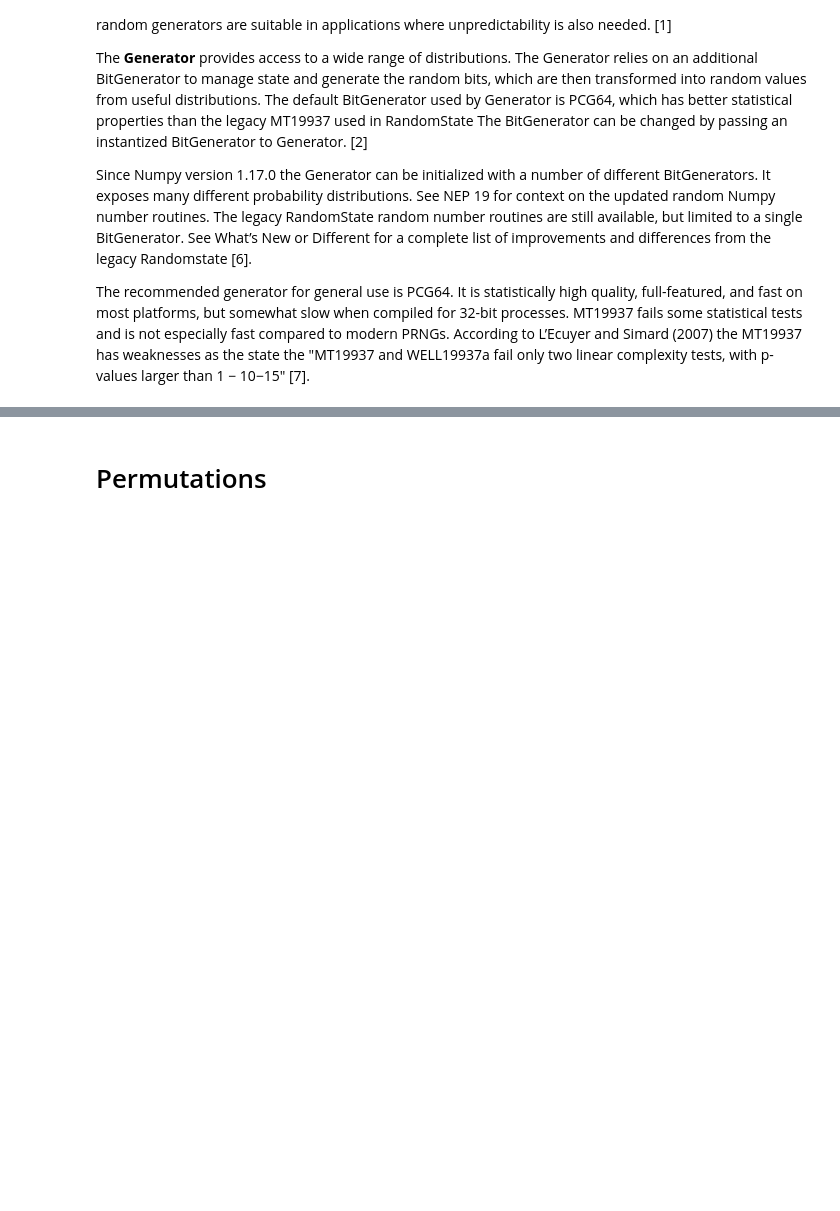
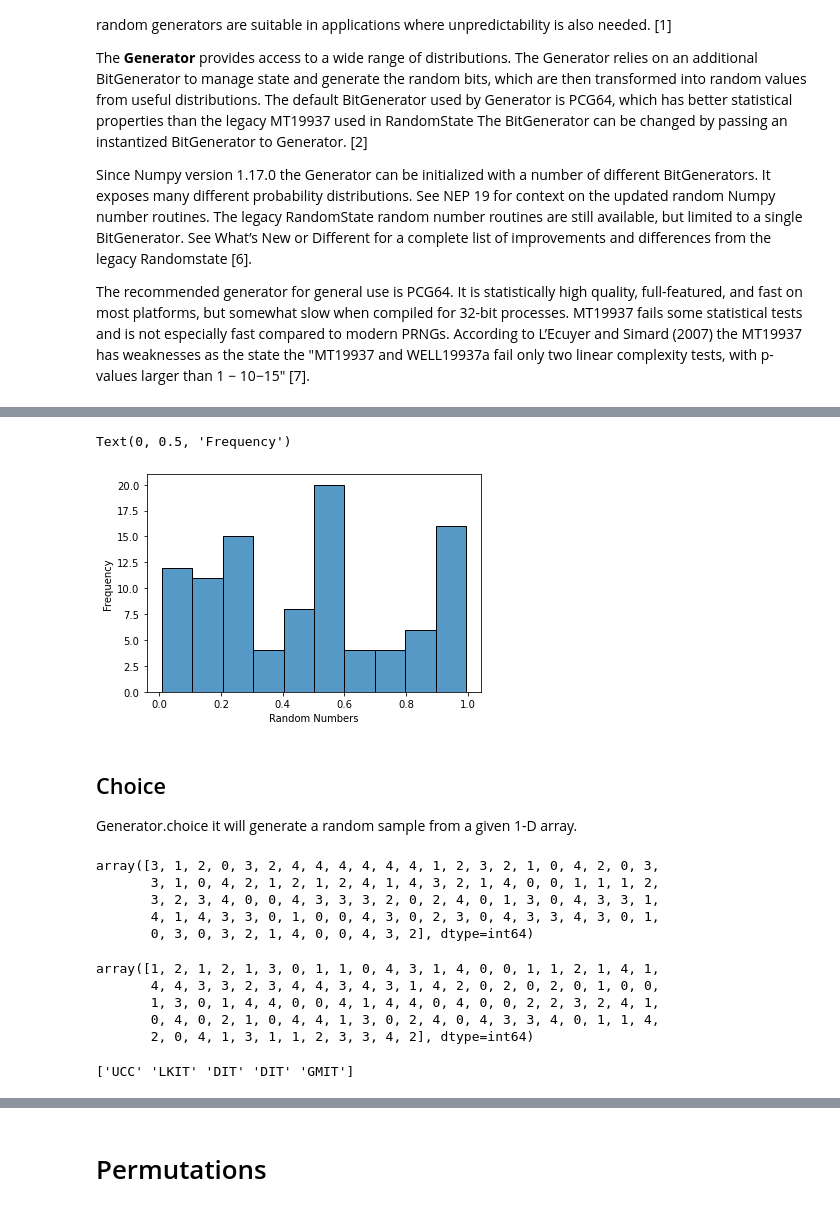
Before and after one commit to Deego88/Programming-for-Data-Analysis-Assignment, a Jupyter notebook: Programming-for-Data-Analysis-Assignment.ipynb, the cells around one changed output, grey strips where cells are left out. Saved outputs shown, nothing was run; the diff lists cells and outputs as text; code cells hidden in the pictures; blank space fills up the shorter version.

```diff
--- a/Programming-for-Data-Analysis-Assignment.ipynb
+++ b/Programming-for-Data-Analysis-Assignment.ipynb
@@ -142,0 +126,5 @@ array([3, 3, 3, 3, 2, 2, 0, 3, 3, 3, 3, 3, 2, 3, 2, 3, 3, 3, 0, 2, 3, 3,
+# %%
+# increase values to 25 random floats
+rng.random((100,))
+b = rng.random((100,))
+print(b)
@@ -142,0 +149,40 @@ array([3, 3, 3, 3, 2, 2, 0, 3, 3, 3, 3, 3, 2, 3, 2, 3, 3, 3, 0, 2, 3, 3,
+# %%
+# visualise data
+sns.histplot(b, bins=10)
+plt.xlabel("Random Numbers")
+plt.ylabel("Frequency")
+# %% [output]
+Text(0, 0.5, 'Frequency')
+[figure, added]
+# %% [markdown]
+## Choice
+
+Generator.choice it will generate a random sample from a given 1-D array.
+# %%
+# create a random choice between 0-4 and 100 values.
+# this is the same as rng.integers (0, 5, 100)
+rng = np.random.default_rng()
+rng.choice(5, 100)
+# %% [output]
+array([3, 1, 2, 0, 3, 2, 4, 4, 4, 4, 4, 4, 1, 2, 3, 2, 1, 0, 4, 2, 0, 3,
+       3, 1, 0, 4, 2, 1, 2, 1, 2, 4, 1, 4, 3, 2, 1, 4, 0, 0, 1, 1, 1, 2,
+       3, 2, 3, 4, 0, 0, 4, 3, 3, 3, 2, 0, 2, 4, 0, 1, 3, 0, 4, 3, 3, 1,
+       4, 1, 4, 3, 3, 0, 1, 0, 0, 4, 3, 0, 2, 3, 0, 4, 3, 3, 4, 3, 0, 1,
+       0, 3, 0, 3, 2, 1, 4, 0, 0, 4, 3, 2], dtype=int64)
+# %%
+rng.integers(0,5,100)
+# %% [output]
+array([1, 2, 1, 2, 1, 3, 0, 1, 1, 0, 4, 3, 1, 4, 0, 0, 1, 1, 2, 1, 4, 1,
+       4, 4, 3, 3, 2, 3, 4, 4, 3, 4, 3, 1, 4, 2, 0, 2, 0, 2, 0, 1, 0, 0,
+       1, 3, 0, 1, 4, 4, 0, 0, 4, 1, 4, 4, 0, 4, 0, 0, 2, 2, 3, 2, 4, 1,
+       0, 4, 0, 2, 1, 0, 4, 4, 1, 3, 0, 2, 4, 0, 4, 3, 3, 4, 0, 1, 1, 4,
+       2, 0, 4, 1, 3, 1, 1, 2, 3, 3, 4, 2], dtype=int64)
+# %%
+# this can also be used for any array not just integers.
+some_array = ['GMIT', 'DIT', 'UCC', 'LKIT']
+rng.choice(some_array, 5, p=[0.5, 0.1, 0.1, 0.3])
+
+c = rng.choice(some_array, 5, p=[0.5, 0.1, 0.1, 0.3])
+print(c)
+# %% [output]
+['UCC' 'LKIT' 'DIT' 'DIT' 'GMIT']
```
Also changed, not shown: parts of 31 cells of this notebook.
